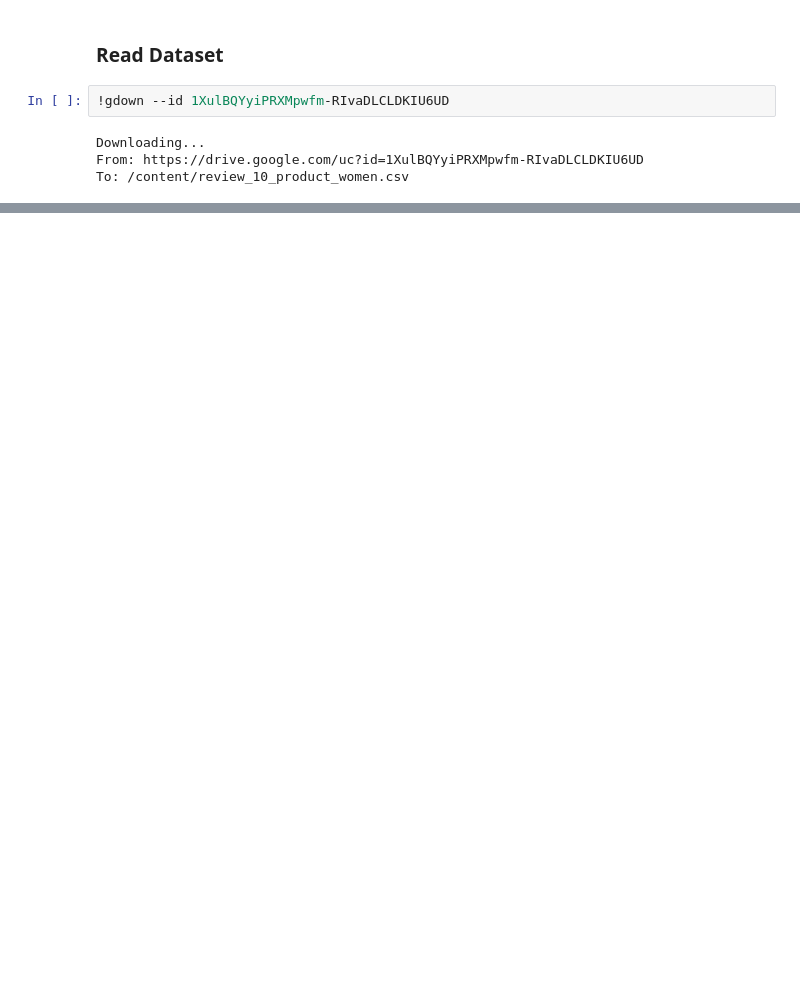
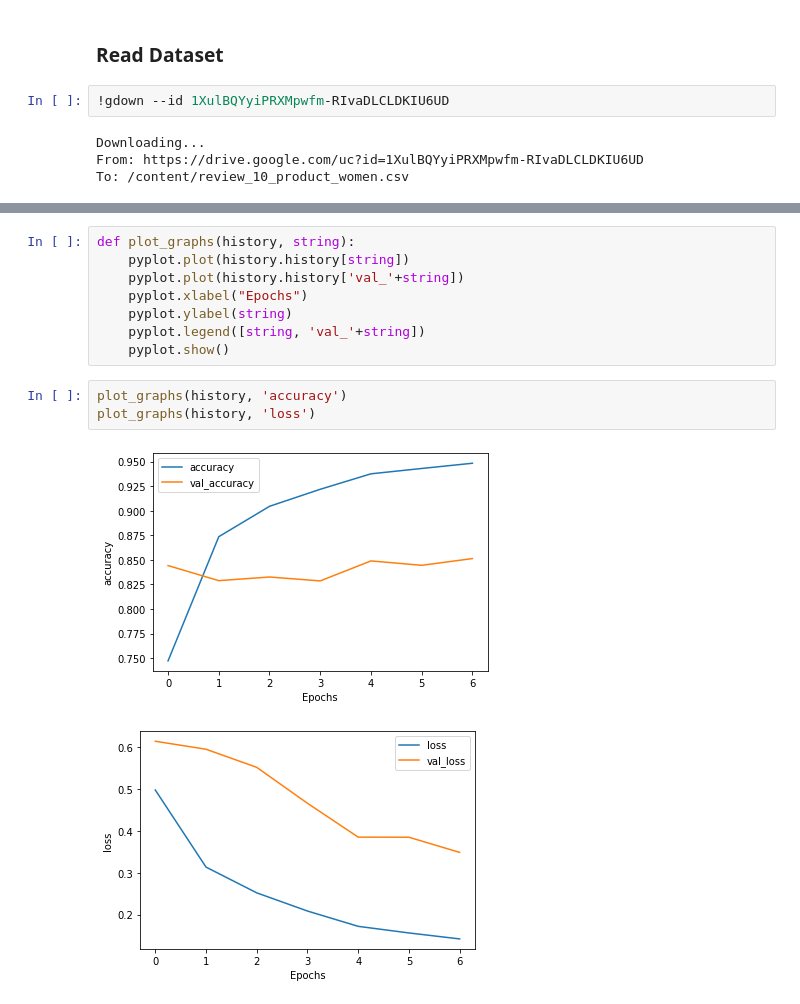
Before and after one commit to danfarh/amazon-sentiment-analysis, a Jupyter notebook: algorithms/sentiment_analysis_algorithms.ipynb, the cells around one changed output, grey strips where cells are left out. Cells and saved outputs as stored; diff of their text form; blank space fills up the shorter version.

```diff
--- a/algorithms/sentiment_analysis_algorithms.ipynb
+++ b/algorithms/sentiment_analysis_algorithms.ipynb
@@ -55,0 +433,14 @@ Name: sentiment, dtype: int64
+# %%
+def plot_graphs(history, string):
+    pyplot.plot(history.history[string])
+    pyplot.plot(history.history['val_'+string])
+    pyplot.xlabel("Epochs")
+    pyplot.ylabel(string)
+    pyplot.legend([string, 'val_'+string])
+    pyplot.show()
+# %%
+plot_graphs(history, 'accuracy')
+plot_graphs(history, 'loss')
+# %% [output]
+[figure, added]
+[figure, added]
```
Also changed, not shown: parts of 77 cells of this notebook.
